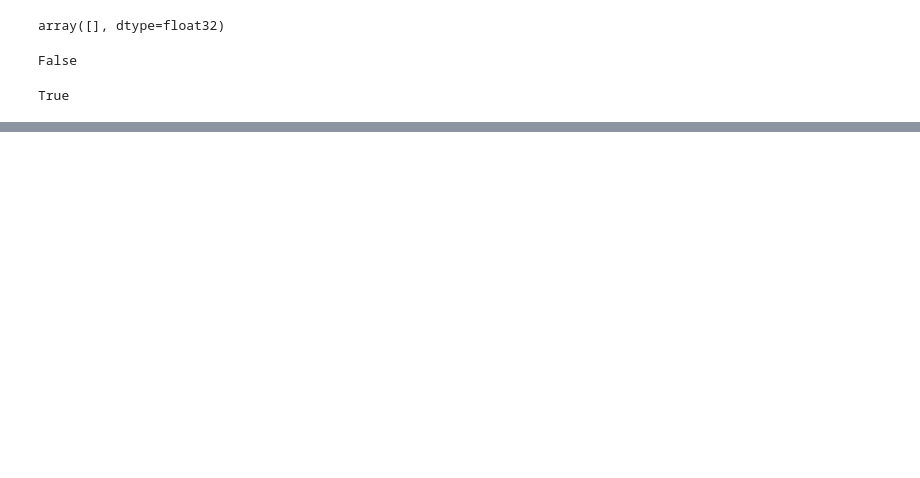
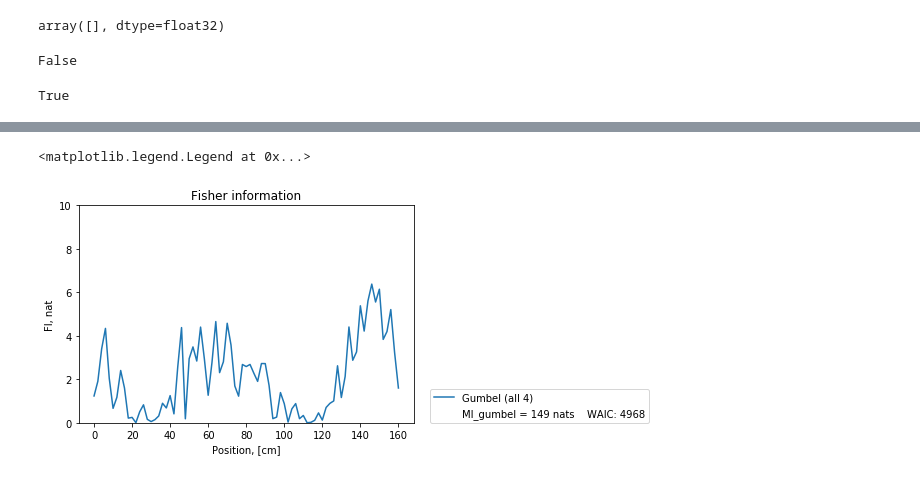
Before and after one commit to NinelK/CopulaGP, a Jupyter notebook: MultiTask.ipynb, the cells around one changed output, grey strips where cells are left out. Drawn from its saved outputs; the diff is of its cells as text; code cells hidden in the pictures; blank space fills up the shorter version.

```diff
--- a/MultiTask.ipynb
+++ b/MultiTask.ipynb
@@ -231,0 +274,23 @@ tensor(292.0994, device='cuda:0')
+# %%
+FI_gumbel = FI.cpu().numpy()
+MI_gumbel = MI.cpu().numpy()
+WAIC_gumbel = WAIC.cpu().numpy()
+# %%
+# plt.plot(np.arange(n+1)*ds,FI_true,label='True Fisher information (Gaussian)',color='black')
+# plt.plot(np.arange(n+1)*ds,FI_frank,label='Frank')
+# plt.plot(np.arange(n+1)*ds,FI_clay,label='Clayton (all 4)')
+plt.plot(np.arange(n+1)*ds,FI_gumbel,label='Gumbel (all 4)')
+#plt.plot(np.arange(n+1)*ds,FI_base,label='Baseline (gaussian)', color='grey', alpha=0.5)
+# plt.plot(0,0,color='white',label='MI_true = {:.0f} nats\t   WAIC: {:.0f}'.format(MI_true,WAIC_true).expandtabs())
+# plt.plot(0,0,color='white',label="MI_frank = {:.0f} nats\t    WAIC: {:.0f}".format(MI_frank,WAIC_frank).expandtabs())
+# plt.plot(0,0,color='white',label='MI_clayton = {:.0f} nats\tWAIC: {:.0f}'.format(MI_clay,WAIC_clay).expandtabs())
+plt.plot(0,0,color='white',label="MI_gumbel = {:.0f} nats\tWAIC: {:.0f}".format(MI_gumbel,WAIC_gumbel).expandtabs())
+#plt.plot(0,0,color='white',label='MI_gauss = {:.0f} nats\t  WAIC: {:.0f}'.format(MI_base,WAIC_base).expandtabs())
+plt.title("Fisher information")
+plt.xlabel('Position, [cm]')
+plt.ylabel('FI, nat')
+plt.ylim(0,10)
+plt.legend(loc=(1.05,0))
+# %% [output]
+<matplotlib.legend.Legend at 0x...>
+[figure, added]
```
Also changed, not shown: parts of 9 cells of this notebook, 2 other files.
